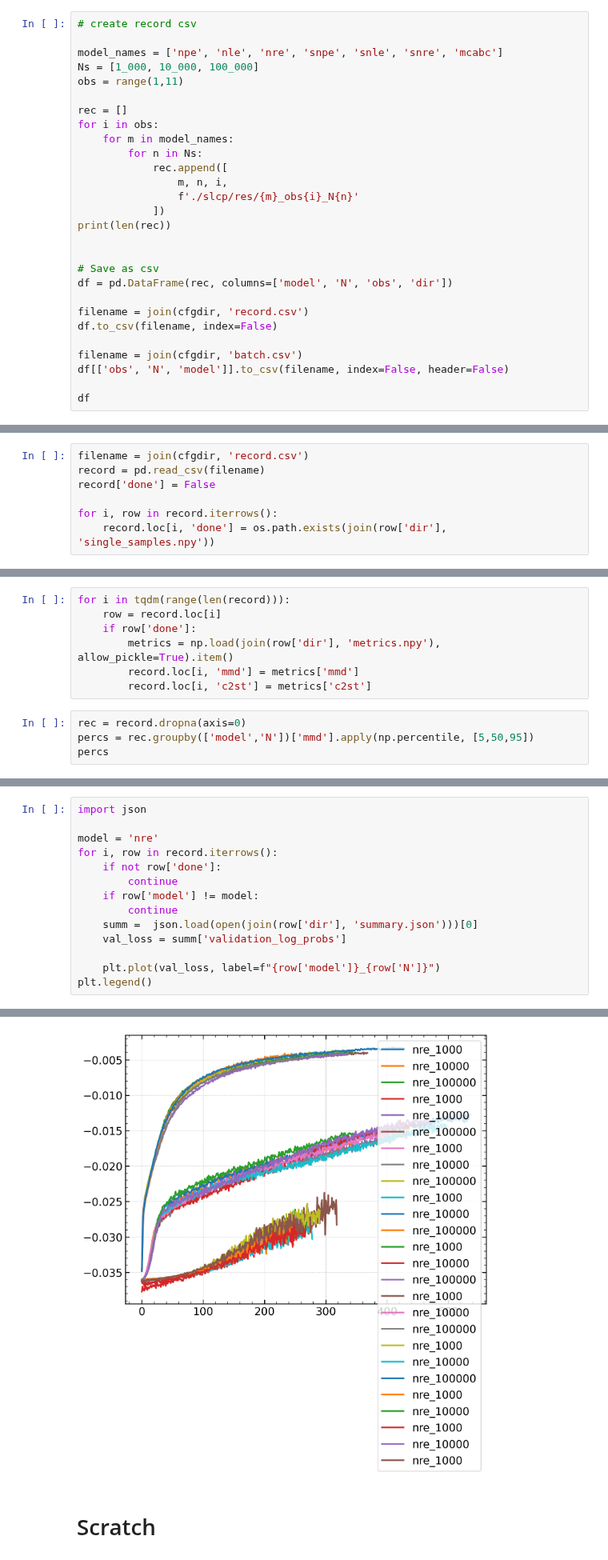
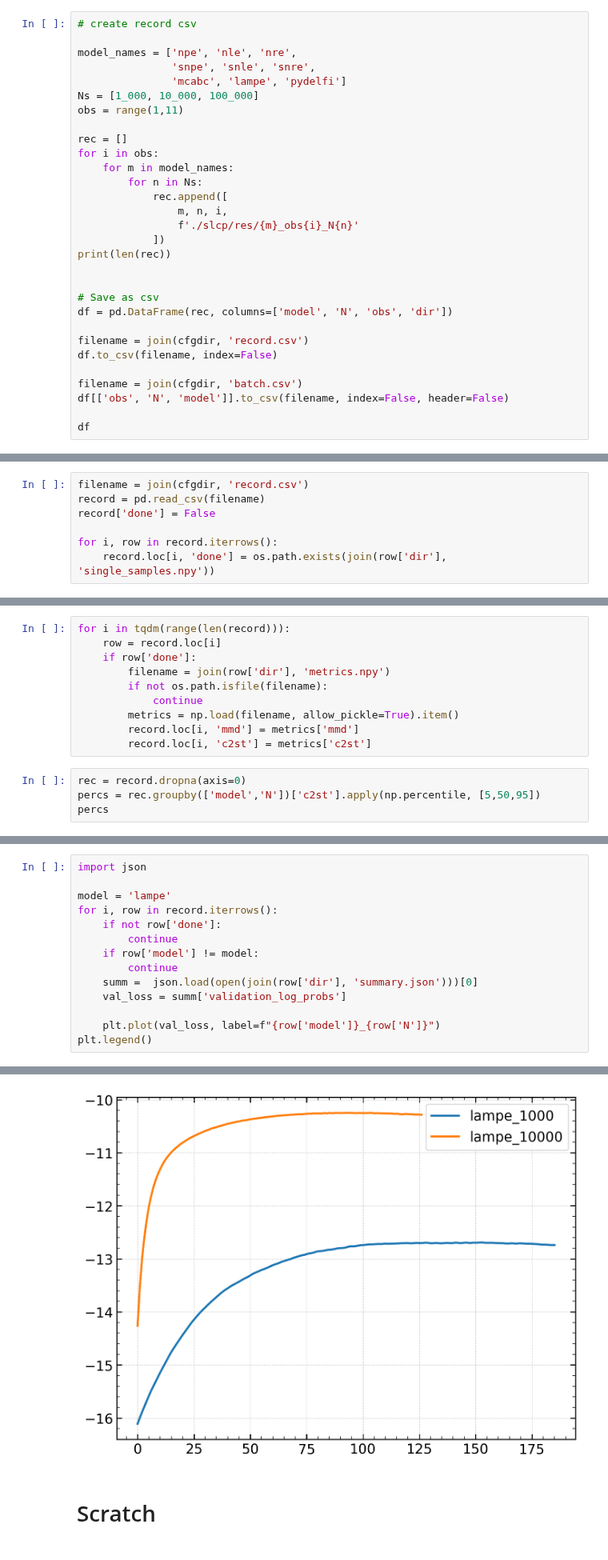
Before and after one commit to maho3/ltu-ili, a Jupyter notebook: paper/3_slcp/fig2b.ipynb, the cells around one changed output, grey strips where cells are left out. Shown at 80% size. Saved outputs shown, nothing was run; the diff lists cells and outputs as text.

Commit message:
adding in lampe and pydelfi. there's still some issue with pydelfi

```diff
--- a/paper/3_slcp/fig2b.ipynb
+++ b/paper/3_slcp/fig2b.ipynb
@@ -24,7 +24,9 @@ wdir = './slcp'
 # %%
 # create record csv
 
-model_names = ['npe', 'nle', 'nre', 'snpe', 'snle', 'snre', 'mcabc']
+model_names = ['npe', 'nle', 'nre',
+               'snpe', 'snle', 'snre',
+               'mcabc', 'lampe', 'pydelfi']
 Ns = [1_000, 10_000, 100_000]
 obs = range(1,11)
 
@@ -102,12 +115,15 @@ Name: done, dtype: int64
 for i in tqdm(range(len(record))):
     row = record.loc[i]
     if row['done']:
-        metrics = np.load(join(row['dir'], 'metrics.npy'), allow_pickle=True).item()
+        filename = join(row['dir'], 'metrics.npy')
+        if not os.path.isfile(filename):
+            continue
+        metrics = np.load(filename, allow_pickle=True).item()
         record.loc[i, 'mmd'] = metrics['mmd']
         record.loc[i, 'c2st'] = metrics['c2st']
 # %%
 rec = record.dropna(axis=0)
-percs = rec.groupby(['model','N'])['mmd'].apply(np.percentile, [5,50,95])
+percs = rec.groupby(['model','N'])['c2st'].apply(np.percentile, [5,50,95])
 percs
 # %% [output]
 model  N
@@ -156,19 +172,19 @@ for i, m in enumerate(keys):
 # %%
 import json
 
-model = 'nre'
+model = 'lampe'
 for i, row in record.iterrows():
     if not row['done']:
         continue
     if row['model'] != model:
         continue
     summ =  json.load(open(join(row['dir'], 'summary.json')))[0]
     val_loss = summ['validation_log_probs']
 
     plt.plot(val_loss, label=f"{row['model']}_{row['N']}")
 plt.legend()
 # %% [output]
 <matplotlib.legend.Legend at 0x...>
-[figure, old version]
+[figure, new version]
 # %% [markdown]
 # Scratch
```
Also changed, not shown: parts of 5 cells of this notebook, 6 other files.
